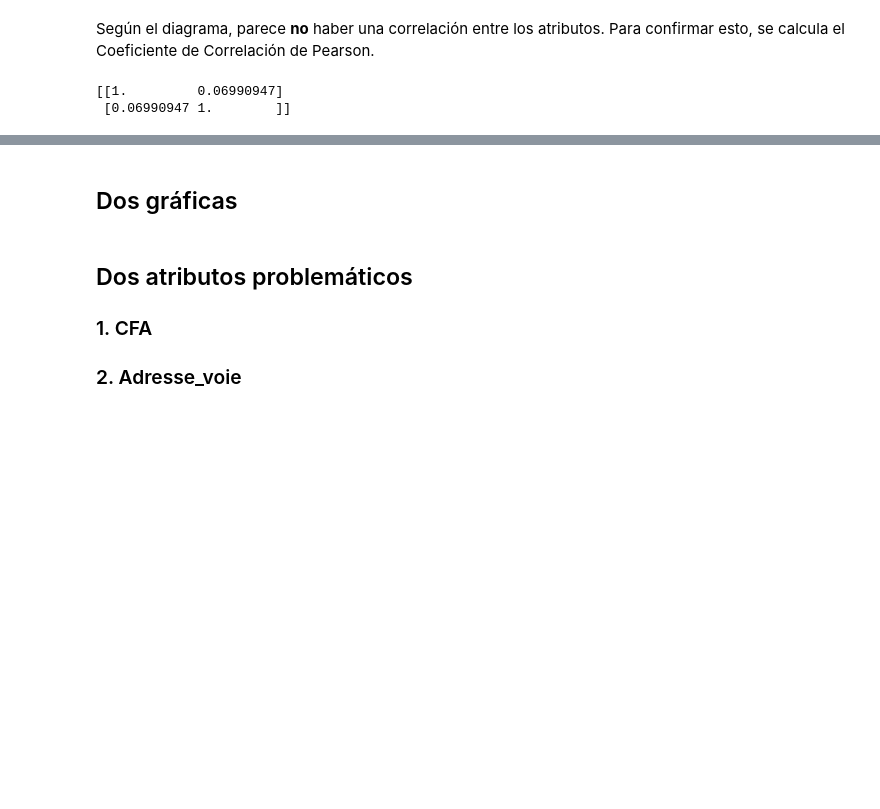
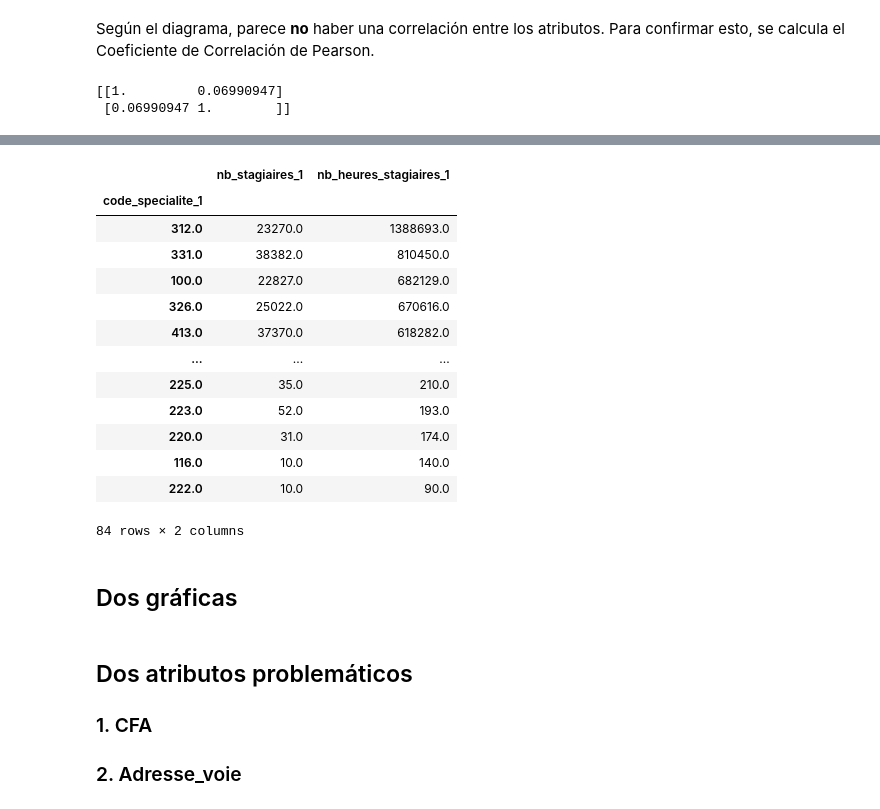
Before and after one commit to esteban062000/Big-Data-II-2021, a Jupyter notebook: tareas/tarea_1/4.EDA_tarea_1.ipynb, the cells around one changed output, grey strips where cells are left out. Cells and saved outputs as stored; diff of their text form; code cells hidden in the pictures; blank space fills up the shorter version.

```diff
--- a/tareas/tarea_1/4.EDA_tarea_1.ipynb
+++ b/tareas/tarea_1/4.EDA_tarea_1.ipynb
@@ -144,3 +228,20 @@ print(coeficientePearson)
+# %%
+sumBySpeciality1Paris.sort_values(by='nb_heures_stagiaires_1', ascending=False)
+# %% [output]
+|  | nb_stagiaires_1 | nb_heures_stagiaires_1 |
+| code_specialite_1 |  |  |
+| 312.0 | 23270.0 | 1388693.0 |
+| 331.0 | 38382.0 | 810450.0 |
+| 100.0 | 22827.0 | 682129.0 |
+| 326.0 | 25022.0 | 670616.0 |
+| 413.0 | 37370.0 | 618282.0 |
+| ... | ... | ... |
+| 225.0 | 35.0 | 210.0 |
+| 223.0 | 52.0 | 193.0 |
+| 220.0 | 31.0 | 174.0 |
+| 116.0 | 10.0 | 140.0 |
+| 222.0 | 10.0 | 90.0 |
+84 rows × 2 columns
 # %% [markdown]
 ## Dos gráficas
 # %% [markdown]
```
Also changed, not shown: parts of 14 cells of this notebook.
